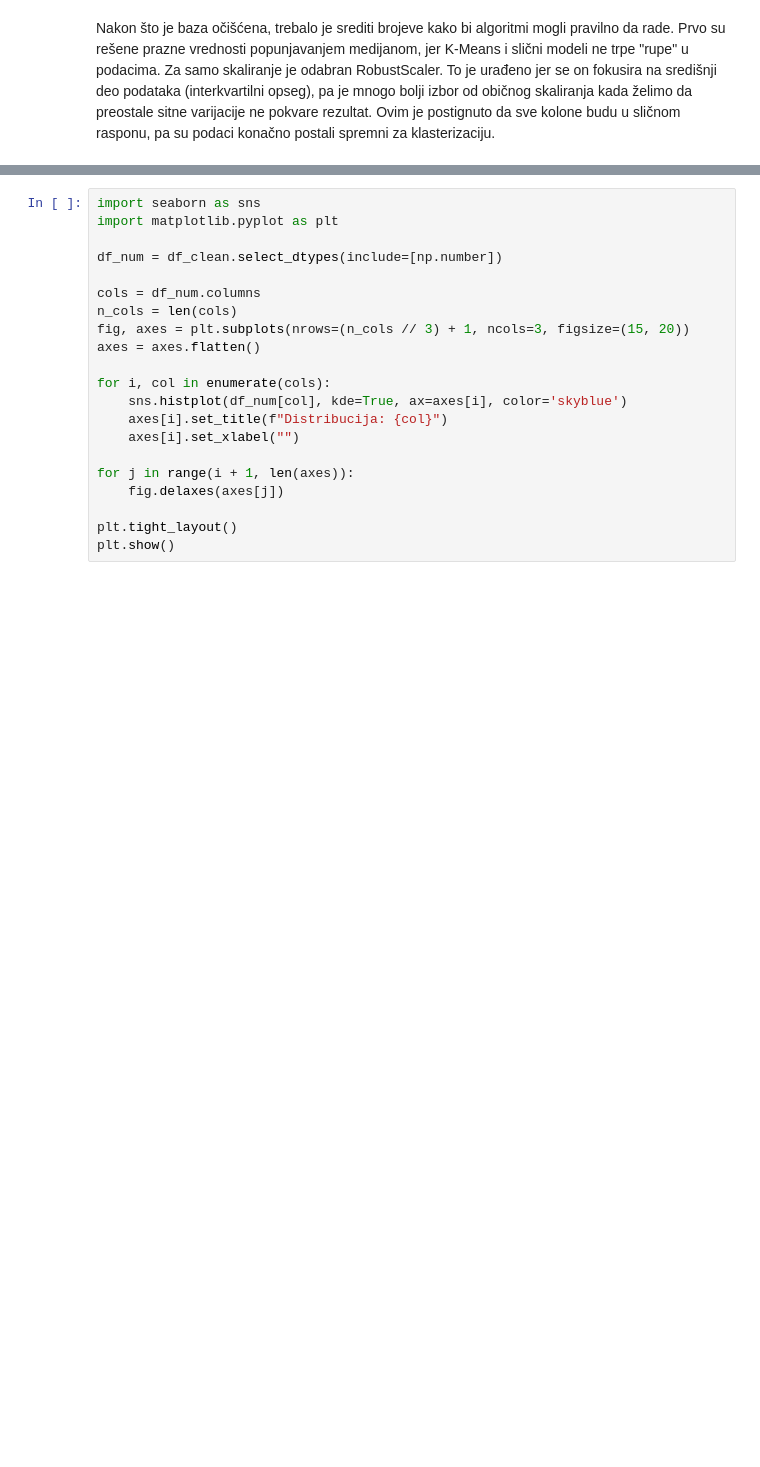
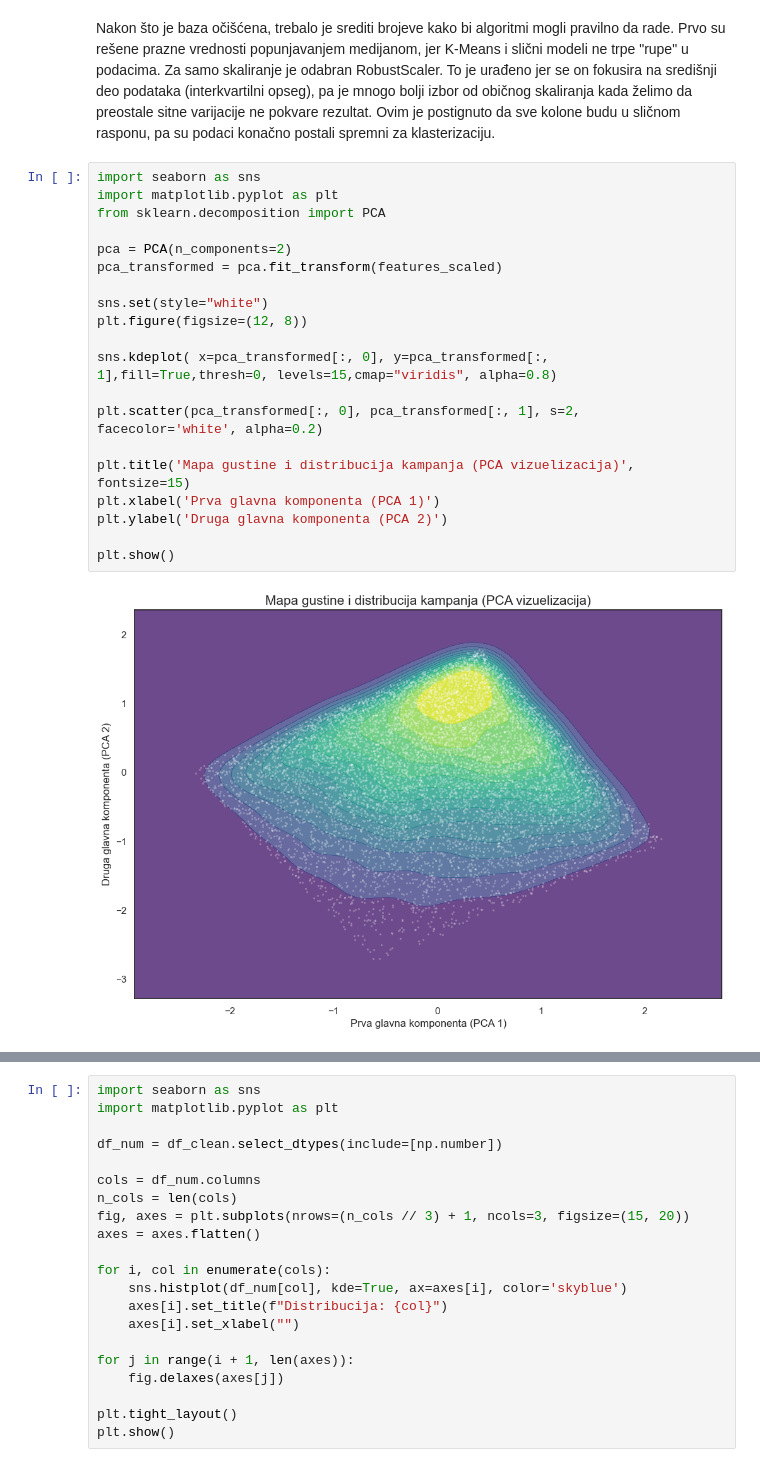
Before and after one commit to mekfluri/Marketing-and-Product-Performance-Dataset-Clustering, a Jupyter notebook: product-and-marketing.ipynb, the cells around one changed output, grey strips where cells are left out. Cells and saved outputs as stored; diff of their text form; blank space fills up the shorter version.

```diff
--- a/product-and-marketing.ipynb
+++ b/product-and-marketing.ipynb
@@ -156,3 +156,25 @@ print("Podaci su spremni za klasterizaciju.")
 Podaci su spremni za klasterizaciju.
 # %% [markdown]
 Nakon što je baza očišćena, trebalo je srediti brojeve kako bi algoritmi mogli pravilno da rade. Prvo su rešene prazne vrednosti popunjavanjem medijanom, jer K-Means i slični modeli ne trpe "rupe" u podacima. Za samo skaliranje je odabran RobustScaler. To je urađeno jer se on fokusira na središnji deo podataka (interkvartilni opseg), pa je mnogo bolji izbor od običnog skaliranja kada želimo da preostale sitne varijacije ne pokvare rezultat. Ovim je postignuto da sve kolone budu u sličnom rasponu, pa su podaci konačno postali spremni za klasterizaciju.
+# %%
+import seaborn as sns
+import matplotlib.pyplot as plt
+from sklearn.decomposition import PCA
+
+pca = PCA(n_components=2)
+pca_transformed = pca.fit_transform(features_scaled)
+
+sns.set(style="white")
+plt.figure(figsize=(12, 8))
+
+sns.kdeplot( x=pca_transformed[:, 0], y=pca_transformed[:, 1],fill=True,thresh=0, levels=15,cmap="viridis", alpha=0.8)
+
+plt.scatter(pca_transformed[:, 0], pca_transformed[:, 1], s=2, facecolor='white', alpha=0.2)
+
+plt.title('Mapa gustine i distribucija kampanja (PCA vizuelizacija)', fontsize=15)
+plt.xlabel('Prva glavna komponenta (PCA 1)')
+plt.ylabel('Druga glavna komponenta (PCA 2)')
+
+plt.show()
+# %% [output]
+[figure, added]
```
Also changed, not shown: parts of 2 cells of this notebook.
